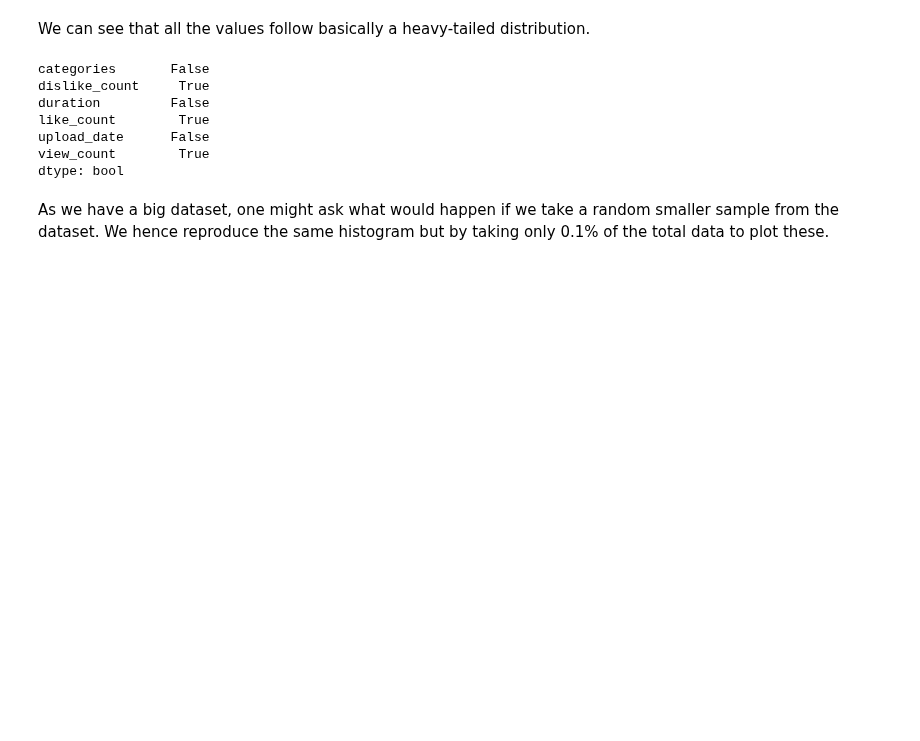
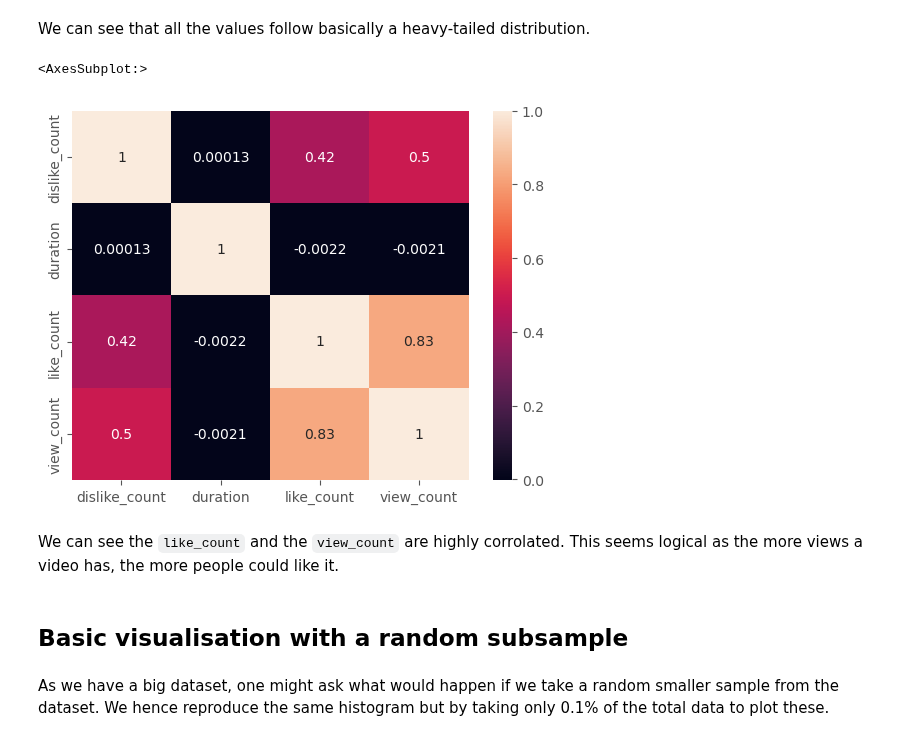
Before and after one commit to epfl-ada/ada-2022-project-fraisetagada, a Jupyter notebook: extract_videos.ipynb, the cells around one changed output. Cells and saved outputs as stored; diff of their text form; code cells hidden in the pictures; blank space fills up the shorter version.

Commit message:
Finish video metadata explorations

```diff
--- a/extract_videos.ipynb
+++ b/extract_videos.ipynb
@@ -99,4 +103,4 @@ df.show(2, vertical=True)
 only showing top 2 rows
 # %%
 # We convert the pyspark dataframe into a pyspark.pandas dataframe
-psdf = df.select("categories", "dislike_count", "duration", "like_count", "upload_date", "view_count", "display_id").pandas_api(index_col="display_id")
+psdf = df.pandas_api(index_col="display_id")
@@ -117,13 +132,3 @@ fig.subplots_adjust(top=0.95)
 [figure]
 # %% [markdown]
 We can see that all the values follow basically a heavy-tailed distribution.
-# %%
-psdf.isnull().any()
-# %% [output]
-categories       False
-dislike_count     True
-duration         False
-like_count        True
-upload_date      False
-view_count        True
-dtype: bool
@@ -137,3 +135,16 @@ sns.heatmap()
+# %%
+# We compute the correlation on only the numerical values
+corr = psdf[["dislike_count", "duration", "like_count", "view_count"]].dropna().corr()
+# %%
+# Plot the corr heatmap
+sns.heatmap(corr.to_pandas(), annot=True)
+# %% [output]
+<AxesSubplot:>
+[figure, added]
+# %% [markdown]
+We can see the `like_count` and the `view_count` are highly corrolated. This seems logical as the more views a video has, the more people could like it.
+# %% [markdown]
+## Basic visualisation with a random subsample
 # %% [markdown]
 As we have a big dataset, one might ask what would happen if we take a random smaller sample from the dataset. We hence reproduce the same histogram but by taking only 0.1\% of the total data to plot these.
 # %%
```
Also changed, not shown: parts of 38 cells of this notebook.
